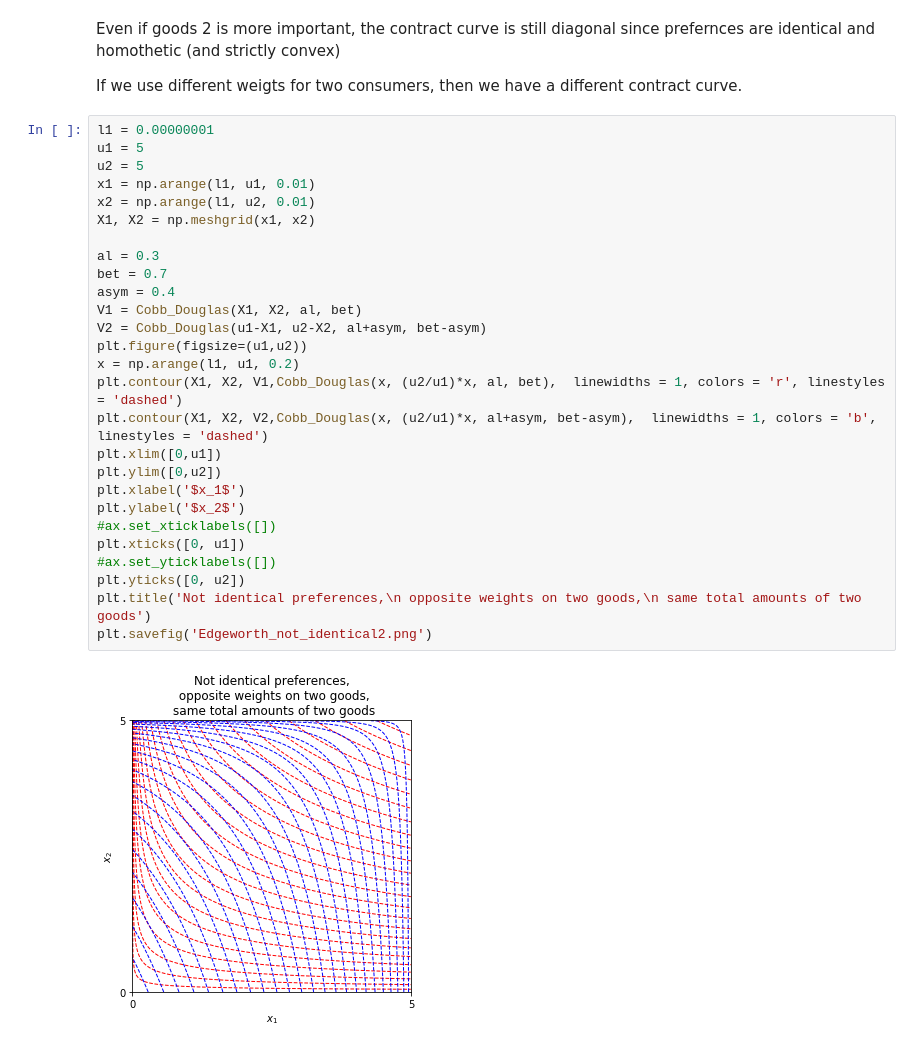
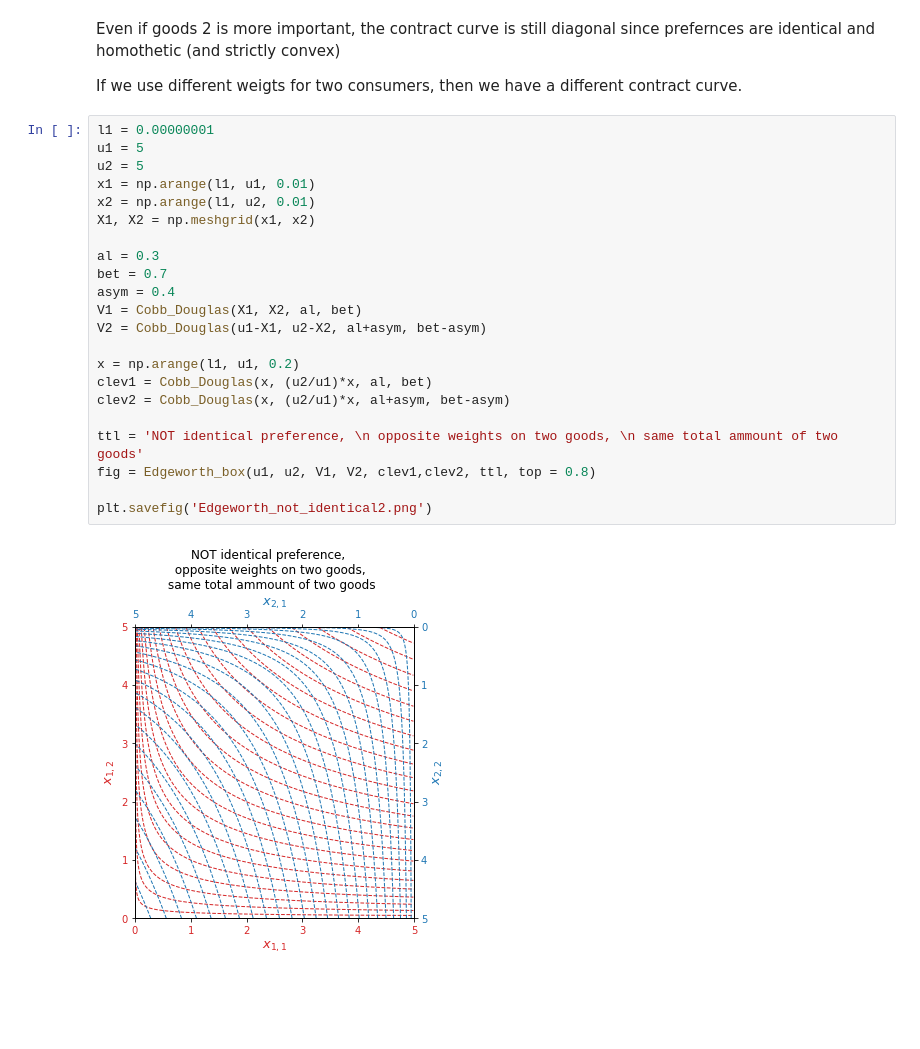
Before and after one commit to yyuta0001/Plotting_Intro_Micro_Econ, a Jupyter notebook: Edgeworth Box.ipynb, the cells around one changed output. Saved outputs shown, nothing was run; the diff lists cells and outputs as text; blank space fills up the shorter version.

```diff
--- a/Edgeworth Box.ipynb
+++ b/Edgeworth Box.ipynb
@@ -146,29 +146,24 @@ If we use different weigts for two consumers, then we have a different contract
 # %%
 l1 = 0.00000001
 u1 = 5
 u2 = 5
 x1 = np.arange(l1, u1, 0.01)
 x2 = np.arange(l1, u2, 0.01)
 X1, X2 = np.meshgrid(x1, x2)
 
 al = 0.3
 bet = 0.7
 asym = 0.4
 V1 = Cobb_Douglas(X1, X2, al, bet)
 V2 = Cobb_Douglas(u1-X1, u2-X2, al+asym, bet-asym)
-plt.figure(figsize=(u1,u2))
+
 x = np.arange(l1, u1, 0.2)
-plt.contour(X1, X2, V1,Cobb_Douglas(x, (u2/u1)*x, al, bet),  linewidths = 1, colors = 'r', linestyles = 'dashed')
-plt.contour(X1, X2, V2,Cobb_Douglas(x, (u2/u1)*x, al+asym, bet-asym),  linewidths = 1, colors = 'b', linestyles = 'dashed')
-plt.xlim([0,u1])
-plt.ylim([0,u2])
-plt.xlabel('$x_1$')
-plt.ylabel('$x_2$')
-#ax.set_xticklabels([])
-plt.xticks([0, u1])
-#ax.set_yticklabels([])
-plt.yticks([0, u2])
-plt.title('Not identical preferences,\n opposite weights on two goods,\n same total amounts of two goods')
+clev1 = Cobb_Douglas(x, (u2/u1)*x, al, bet)
+clev2 = Cobb_Douglas(x, (u2/u1)*x, al+asym, bet-asym)
+
+ttl = 'NOT identical preference, \n opposite weights on two goods, \n same total ammount of two goods'
+fig = Edgeworth_box(u1, u2, V1, V2, clev1,clev2, ttl, top = 0.8)
+
 plt.savefig('Edgeworth_not_identical2.png')
 # %% [output]
-[figure, old version]
+[figure, new version]
```
Also changed, not shown: parts of 10 cells of this notebook.
